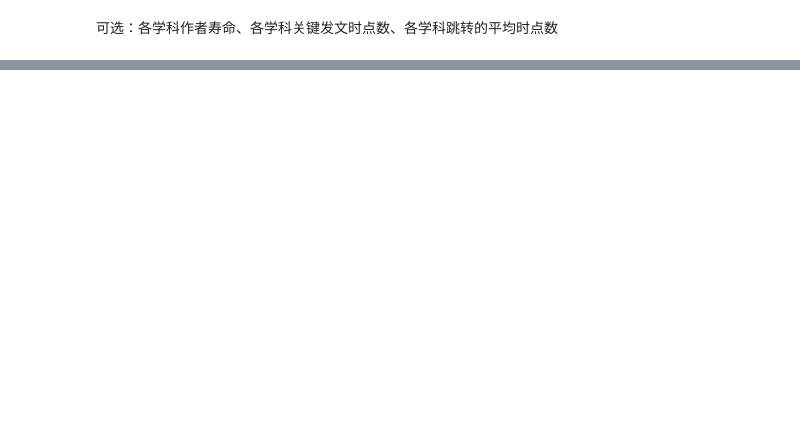
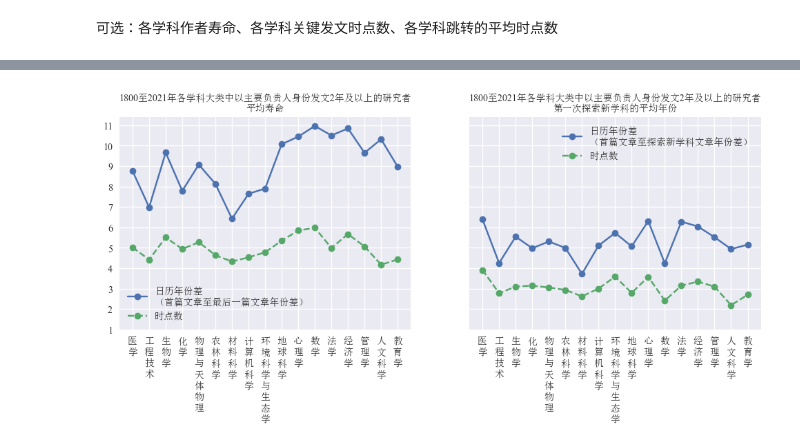
Before and after one commit to jiaweixu98/CrossBoundaryPerspective_InterdisciplinaryResearch, a Jupyter notebook: turningpoint/研究跳与不跳怎么跳.ipynb, the cells around one changed output, grey strips where cells are left out. Saved outputs shown, nothing was run; the diff lists cells and outputs as text; code cells hidden in the pictures; blank space fills up the shorter version.

```diff
--- a/turningpoint/研究跳与不跳怎么跳.ipynb
+++ b/turningpoint/研究跳与不跳怎么跳.ipynb
@@ -110,0 +124,45 @@ Counter({'化学': 570422,
+# %%
+index_map = {v: i for i, v in enumerate(Fields)}
+# %%
+# 平均寿命（时点）
+fields, sumTrueSpan = zip(*sorted(keyTrueSpanAllSum.items(), key=lambda x: index_map[x[0]]))
+sumTrueSpan = np.array(sumTrueSpan)
+avgTrueSpan = sumTrueSpan/frequency
+# 平均寿命（日历）
+fields, sumDateSpan = zip(*sorted(keyDateSpanAllSum.items(), key=lambda x: index_map[x[0]]))
+sumDateSpan = np.array(sumDateSpan)
+avgDateSpan = sumDateSpan/frequency
+#平均开始年份
+fields, sumStartYear = zip(*sorted(KeyStartYearSum.items(), key=lambda x: index_map[x[0]]))
+sumStartYear = np.array(sumStartYear)
+avgStartYear = sumStartYear/frequency
+# 平均转换年份
+fields, sumBreakthroughDateYear = zip(*sorted(keyBreakthroughDateYearAllSum.items(), key=lambda x: index_map[x[0]]))
+sumBreakthroughDateYear = np.array(sumBreakthroughDateYear)
+avgBreakthroughDateYear = sumBreakthroughDateYear/(frequency-Nobreakfrequency)
+
+# 平均转换时点
+fields, sumBreakthroughPointYear = zip(*sorted(keyBreakthroughPointYearAllSum.items(), key=lambda x: index_map[x[0]]))
+sumBreakthroughPointYear = np.array(sumBreakthroughPointYear)
+avgBreakthroughPointYear = sumBreakthroughPointYear/(frequency-Nobreakfrequency)
+# %%
+ept_list = []
+for i in Fields:
+    ept_list.append('\n'.join(list(i)))
+fig, (ax0, ax1) = plt.subplots(nrows=1, ncols=2, sharex=True, sharey=True,
+                                    figsize=(12, 4)
+                                    )
+ax0.plot(Fields, avgDateSpan, 'o-',label='日历年份差\n（首篇文章至最后一篇文章年份差）')
+ax1.plot(Fields, avgBreakthroughDateYear,'o-',label='日历年份差\n（首篇文章至探索新学科文章年份差）')
+ax0.plot(Fields, avgTrueSpan, 'o--',label='时点数')
+ax1.plot(Fields, avgBreakthroughPointYear, 'o--',label='时点数')
+ax0.set_title('1800至2021年各学科大类中以主要负责人身份发文2年及以上的研究者\n平均寿命', fontsize='10')
+ax0.set_xticks(Fields,ept_list)
+ax1.set_title('1800至2021年各学科大类中以主要负责人身份发文2年及以上的研究者\n第一次探索新学科的平均年份', fontsize='10')
+# ax.set_ylim(1,18)
+ax0.legend()
+ax1.legend()
+ax0.set_yticks(np.array(range(1,12)))
+fig.savefig("1800至2021年各学科大类中以主要负责人身份发文2年及以上的研究者平均寿命和第一次探索新学科的平均年份.png",dpi=300,bbox_inches='tight')
+# %% [output]
+[figure, added]
```
Also changed, not shown: parts of 11 cells of this notebook, 4 other files.
